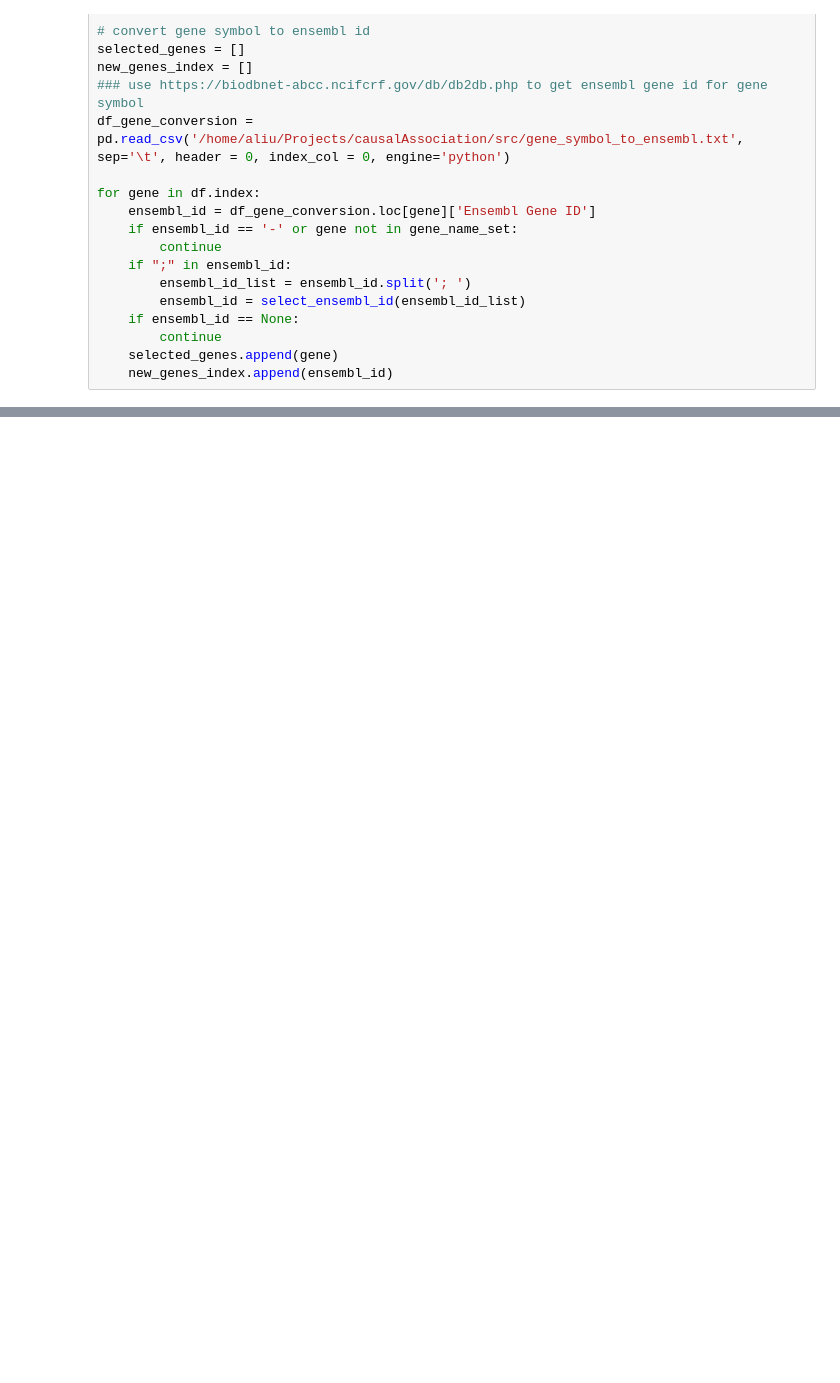
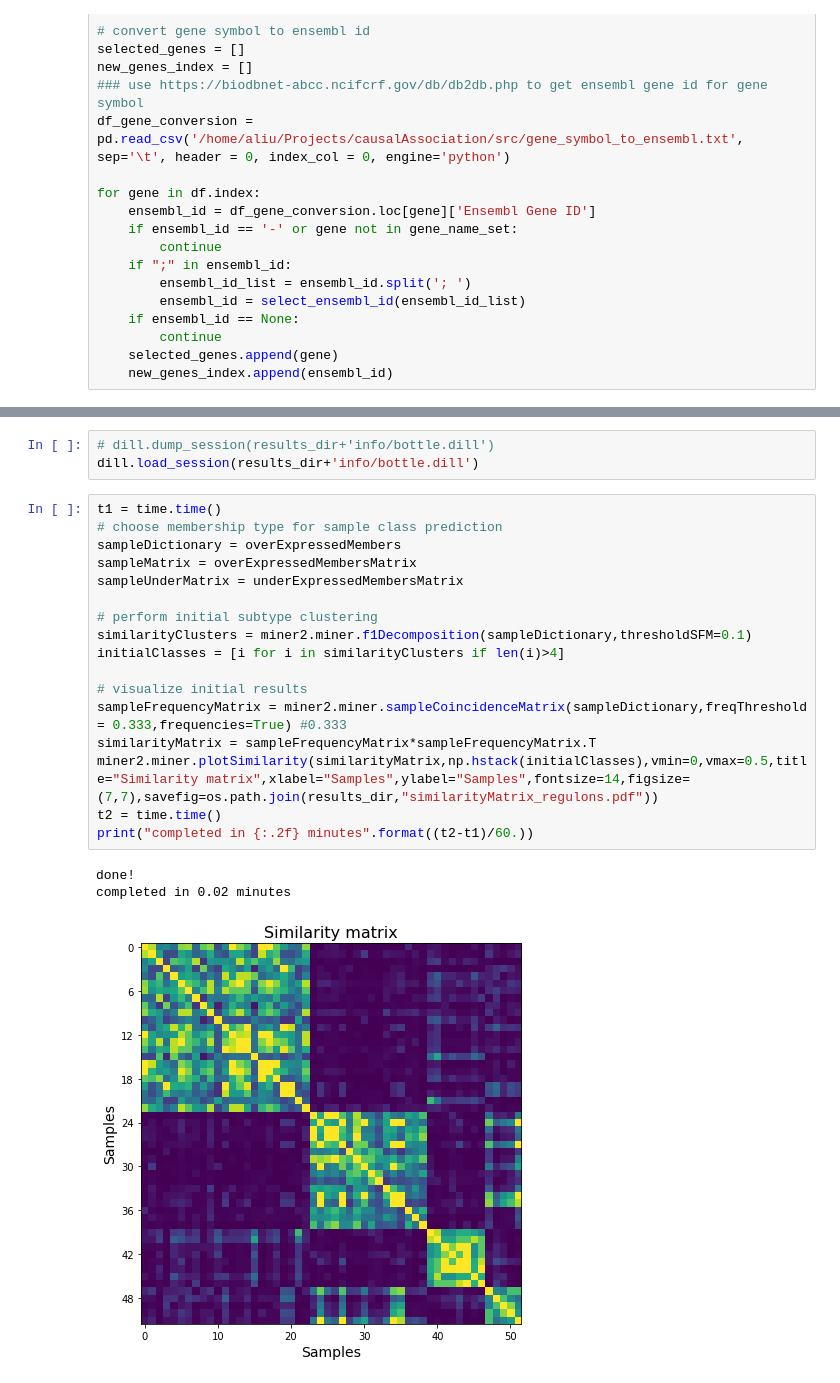
Before and after one commit to hypercubestart/CausalAssociation, a Jupyter notebook: miner2.ipynb, the cells around one changed output, grey strips where cells are left out. Drawn from its saved outputs; the diff is of its cells as text; blank space fills up the shorter version.

Commit message:
subtype discovery

```diff
--- a/miner2.ipynb
+++ b/miner2.ipynb
@@ -373,0 +382,24 @@ mechanistic_output
+# %%
+# dill.dump_session(results_dir+'info/bottle.dill')
+dill.load_session(results_dir+'info/bottle.dill')
+# %%
+t1 = time.time()
+# choose membership type for sample class prediction
+sampleDictionary = overExpressedMembers
+sampleMatrix = overExpressedMembersMatrix
+sampleUnderMatrix = underExpressedMembersMatrix
+
+# perform initial subtype clustering
+similarityClusters = miner2.miner.f1Decomposition(sampleDictionary,thresholdSFM=0.1)
+initialClasses = [i for i in similarityClusters if len(i)>4]
+
+# visualize initial results
+sampleFrequencyMatrix = miner2.miner.sampleCoincidenceMatrix(sampleDictionary,freqThreshold = 0.333,frequencies=True) #0.333
+similarityMatrix = sampleFrequencyMatrix*sampleFrequencyMatrix.T
+miner2.miner.plotSimilarity(similarityMatrix,np.hstack(initialClasses),vmin=0,vmax=0.5,title="Similarity matrix",xlabel="Samples",ylabel="Samples",fontsize=14,figsize=(7,7),savefig=os.path.join(results_dir,"similarityMatrix_regulons.pdf"))
+t2 = time.time()
+print("completed in {:.2f} minutes".format((t2-t1)/60.))
+# %% [output]
+done!
+completed in 0.02 minutes
+[figure, added]
```
Also changed, not shown: parts of 22 cells of this notebook, 24 other files.
